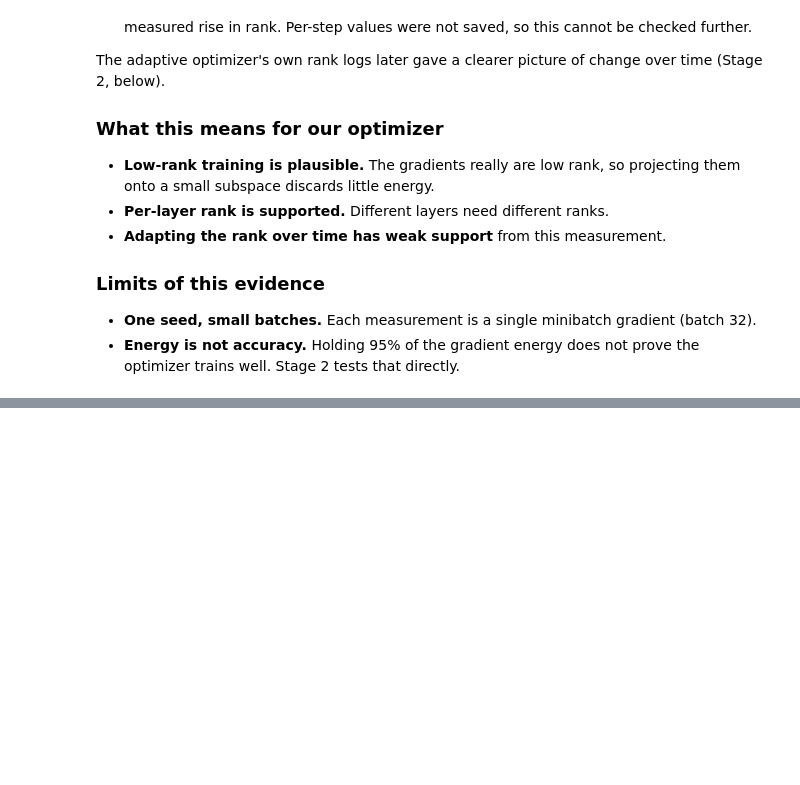
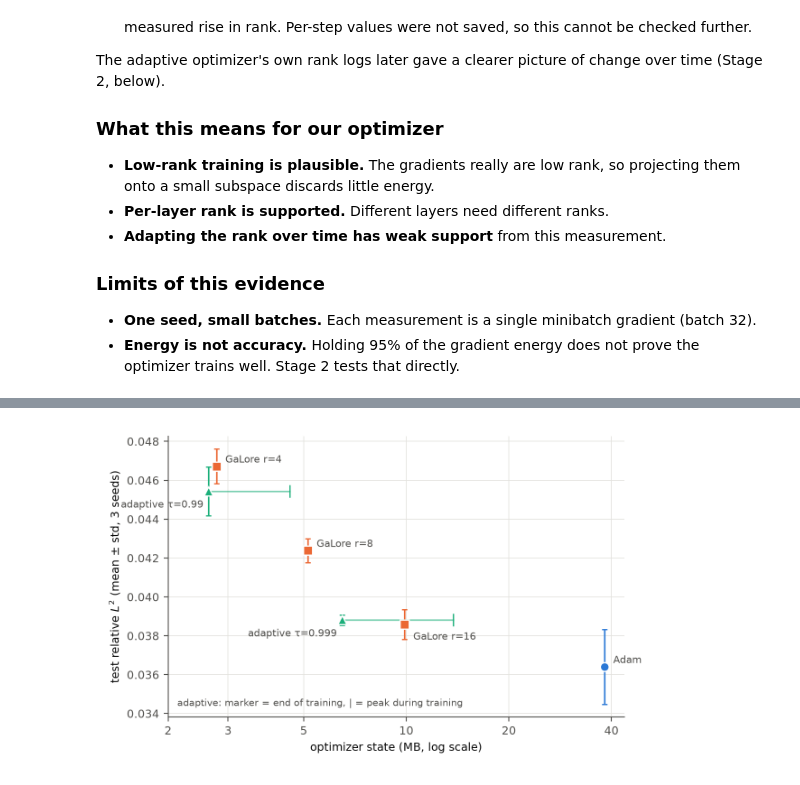
Before and after one commit to jaygupta33/FML_Project, a Jupyter notebook: navier-stokes.ipynb, the cells around one changed output, grey strips where cells are left out. Cells and saved outputs as stored; diff of their text form; code cells hidden in the pictures; blank space fills up the shorter version.

```diff
--- a/navier-stokes.ipynb
+++ b/navier-stokes.ipynb
@@ -1961,0 +2120,4 @@ save_csv(per_layer, "grad_per_layer", index=False)
+# %%
+show_fig("final/fig_accuracy_vs_state.png", width=560)
+# %% [output]
+[figure, added]
```
Also changed, not shown: parts of 56 cells of this notebook, 2 other files.
